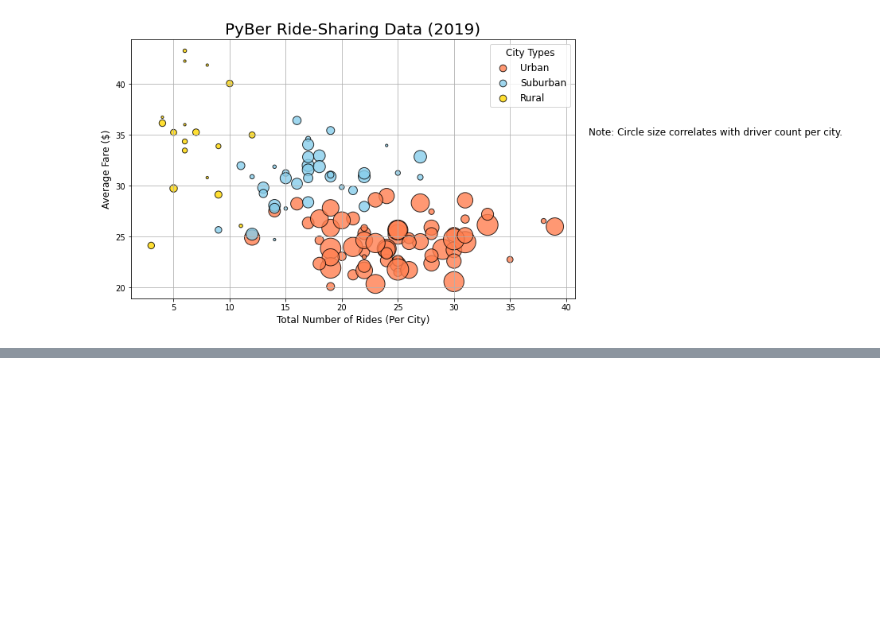
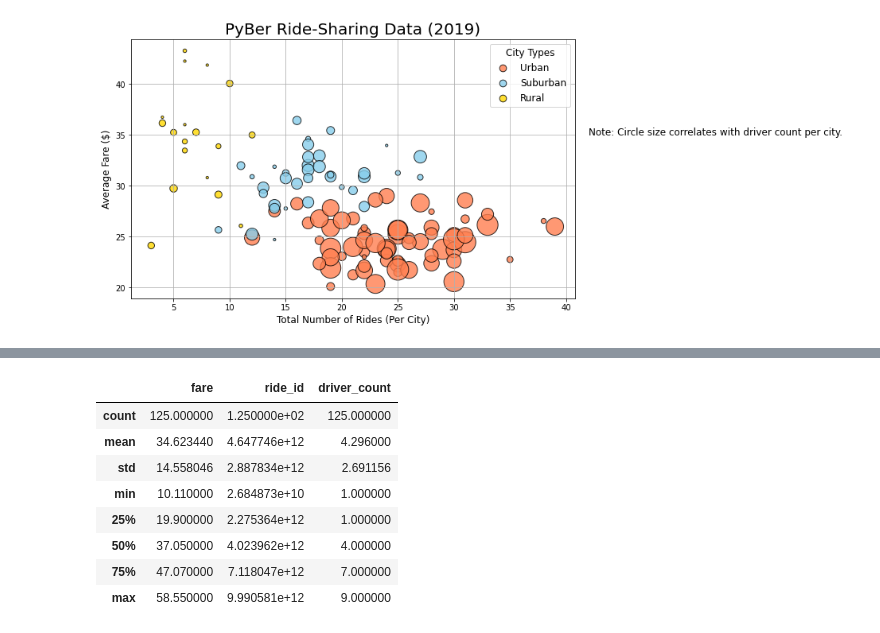
Before and after one commit to swlim314/PyBer_Analysis_Week_5, a Jupyter notebook: PyBer.ipynb, the cells around one changed output, grey strips where cells are left out. Cells and saved outputs as stored; diff of their text form; code cells hidden in the pictures; blank space fills up the shorter version.

```diff
--- a/PyBer.ipynb
+++ b/PyBer.ipynb
@@ -291,0 +318,13 @@ plt.show()
+# %%
+#Get summary statistics for suburban cities and rural cities.
+rural_cities_df.describe()
+# %% [output]
+|  | fare | ride_id | driver_count |
+| count | 125.000000 | 1.250000e+02 | 125.000000 |
+| mean | 34.623440 | 4.647746e+12 | 4.296000 |
+| std | 14.558046 | 2.887834e+12 | 2.691156 |
+| min | 10.110000 | 2.684873e+10 | 1.000000 |
+| 25% | 19.900000 | 2.275364e+12 | 1.000000 |
+| 50% | 37.050000 | 4.023962e+12 | 4.000000 |
+| 75% | 47.070000 | 7.118047e+12 | 7.000000 |
+| max | 58.550000 | 9.990581e+12 | 9.000000 |
```
Also changed, not shown: parts of 9 cells of this notebook.
